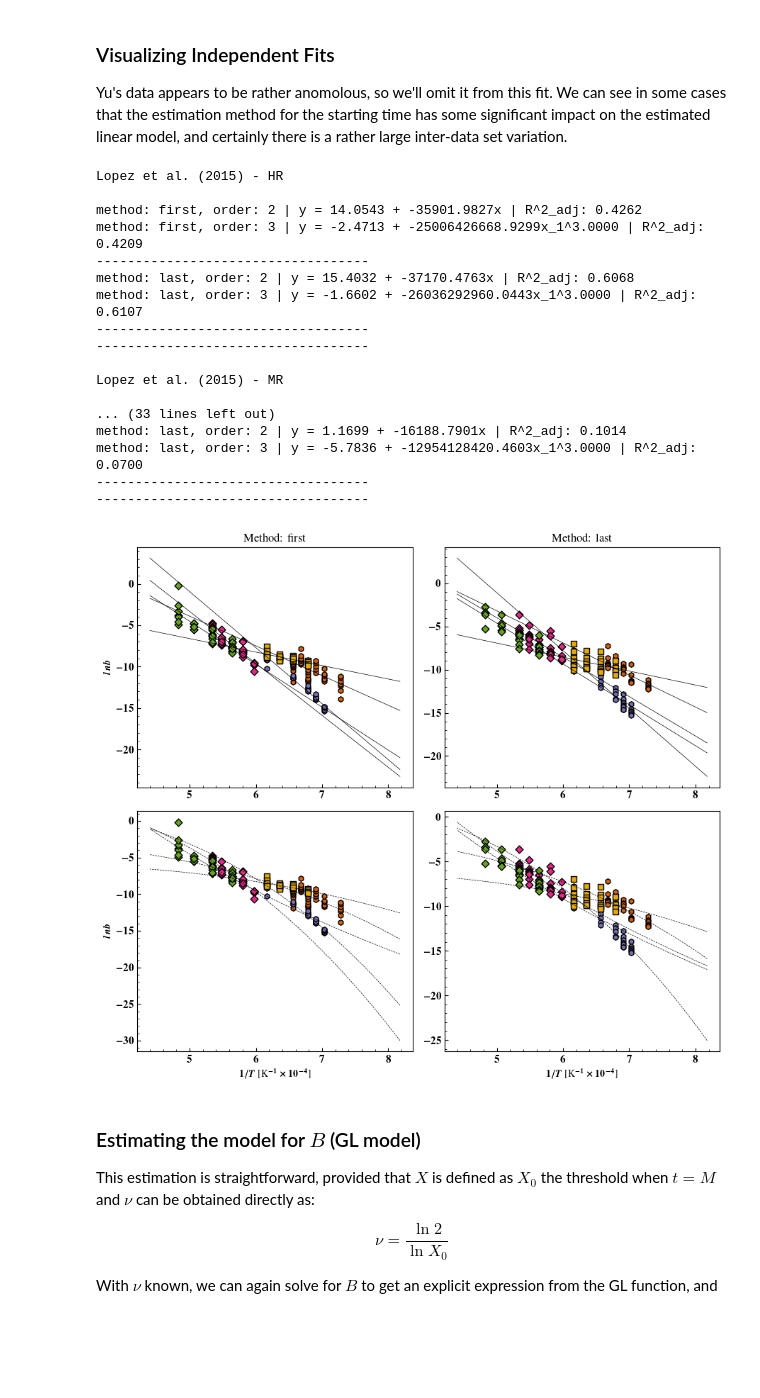
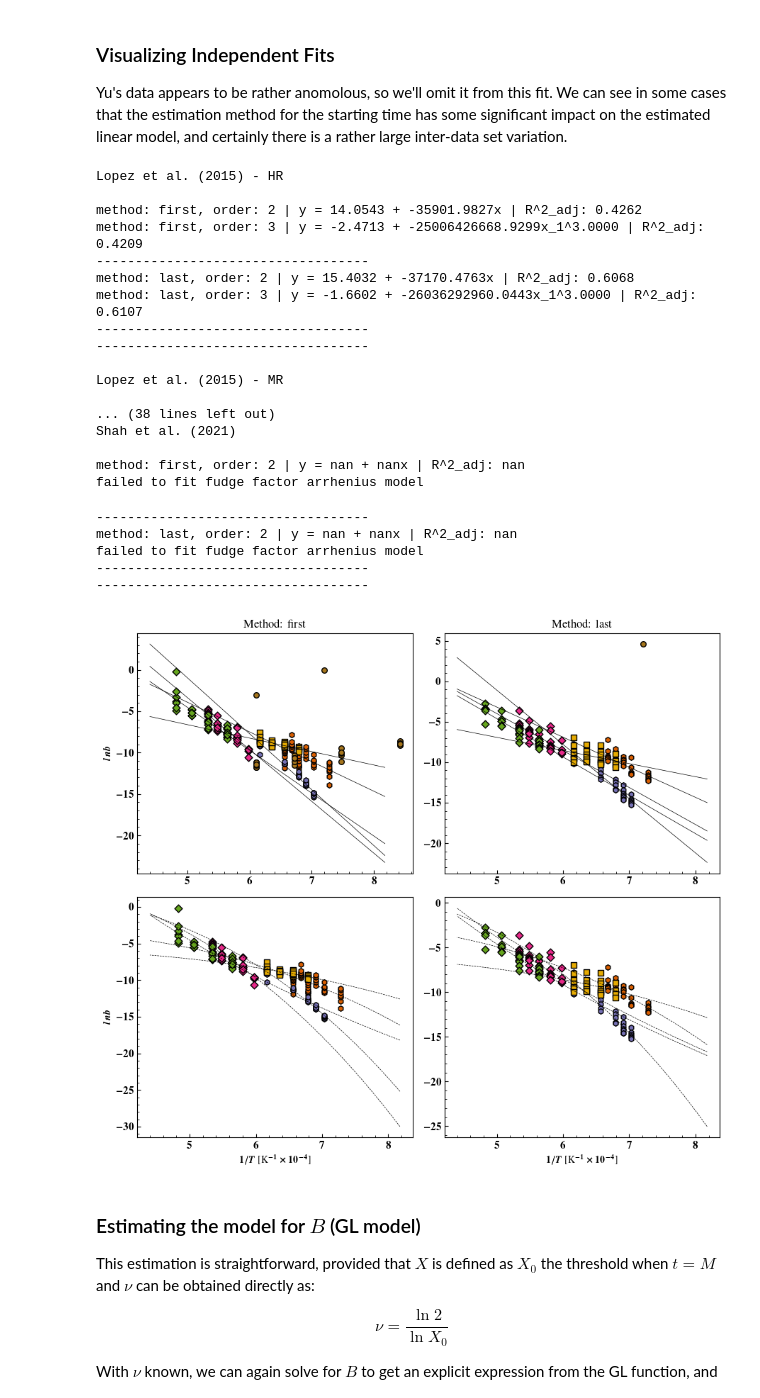
Before and after one commit to ml-ME-gatech/modeling_tungsten, a Jupyter notebook: recrystallization/data_exploration/arrhenius_process_estimation.ipynb, the cells around one changed output. Drawn from its saved outputs; the diff is of its cells as text; code cells hidden in the pictures; blank space fills up the shorter version.

```diff
--- a/recrystallization/data_exploration/arrhenius_process_estimation.ipynb
+++ b/recrystallization/data_exploration/arrhenius_process_estimation.ipynb
@@ -232,7 +230,7 @@ def estimate_b(df: pd.DataFrame,
     """
     tinc = estimate_tinc(df,**kwargs)
     df.loc[:,'time'] -= tinc
-    df = df.loc[df['time'] > 0]
+    df = df.loc[df['time'] >= 0]
     df = df.loc[df['X'] <= 1 - eps,:]
     df.loc[df['X'].to_numpy() <=  0,:] = eps
 
@@ -376,7 +374,7 @@ def plot_and_estimate_arrhenius_multiple(data_sets: List[pd.DataFrame],
                                          estimate_ylabel: str,
                                          iterable_kwargs: List[dict],
                                          iterable_args = None,
-                                         markers = ['h','h','D','D','s','o'],
+                                         markers = ['h','h','D','D','s','o','^'],
                                          colors = None,
                                          labels = None,
                                          **estimate_kwargs) -> Tuple[plt.Figure,plt.Axes]:
@@ -408,7 +406,6 @@ def plot_and_estimate_arrhenius_multiple(data_sets: List[pd.DataFrame],
         ax.set_xlabel(r'$1/T$ [K$^{-1} \times 10^{-4}$]')
 
         ## scatter plot full data set
-        dataset = []
         for i,data in enumerate(data_sets):
             estimated_value = estimate_value_func(data,*more_args,**estimate_kwargs)
             estimated_value = estimated_value.loc[estimated_value[estimate_column] > 0]
@@ -490,7 +487,7 @@ data_file = [DATA_DIR.joinpath(file) for file in ['alfonso_data/highly_rolled.cs
              'richou_data/batch_a_data.csv',
              'richou_data/batch_b_data.csv',
              'yu_data/data.csv',
-             'minnessale_data/data.csv']
+             'shah_data/binned_temperature_data.csv']
 ]
 
 #formatting for the plot
@@ -499,7 +496,7 @@ labels = ['Lopez et al. (2015) - HR',
           'Richou et al. (2020) - Batch A',
           'Richou et al. (2020) - Batch B',
           'Yu et al. (2017)',
-          'Minnissale et al. (2020)']
+          'Shah et al. (2021)']
 
 markers = ['h','h','D','D','s','o']
 multiplier = [3600,3600,1,1,3600,1]
@@ -544,8 +541,9 @@ import pickle
 
 fig,axes = plt.subplots(figsize = (9,8.),ncols = 2,nrows = 2)
 
-for i,data in enumerate(dataset[:-1]):
+for i,data in enumerate(dataset):
     print(labels[i] + '\n')
+
     for estimate_kwargs,k in zip([{'method':'first','thresh':0.005},{'method':'last','thresh':0.02}],range(2)):
         for j,order, ls in zip(range(2),[2,3],['-','--']):
             result,_ = plot_and_estimate_arrhenius_single(data,
@@ -633,58 +631,66 @@ import pickle
 
 fig,axes = plt.subplots(figsize = (9,8.),ncols = 2,nrows = 2)
 
-for i,data in enumerate(dataset[:-1]):
+for i,data in enumerate(dataset):
     print(labels[i] + '\n')
     for estimate_args,estimate_kwargs,k in zip([(1.0,),(3.0,)],[{'method':'first','thresh':0.005},{'method':'last','thresh':0.02}],range(2)):
         for j,order, ls in zip(range(2),[2,3],['-','--']):
-            result,_ = plot_and_estimate_arrhenius_single(data,
-                                               get_b_estimate,
-                                               estimate_b_function,
-                                               'b',
-                                               order,
-                                               axes[j,k],
-                                               colors[i],
-                                               markers[i],
-                                               *estimate_args,
-                                               label = labels[i],
-                                               ls = ls,
-                                              **estimate_kwargs)
+            try:
+                result,_ = plot_and_estimate_arrhenius_single(data,
+                                                get_b_estimate,
+                                                estimate_b_function,
+                                                'b',
+                                                order,
+                                                axes[j,k],
+                                                colors[i],
+                                                markers[i],
+                                                *estimate_args,
+                                                label = labels[i],
+                                                ls = ls,
+                                                **estimate_kwargs)
+            except RuntimeError as rte:
+                print(str(rte))
 
             with open(MODEL_PATH.joinpath(f'/log_b_{labels[i]}_{estimate_kwargs['method']}_{order}.pkl'),'wb') as f:
                 pickle.dump(result,f)
 
 
         print('-----------------------------------')
     print('-----------------------------------\n')
 
 for method,i in zip(['first','last'],range(2)):
     for j in range(2):
         setup_axis_default(axes[i,j])
 
     axes[0,i].set_title(r'Method: ' + method,fontsize = 12)
     axes[1,i].set_xlabel(r'$1/T$ [K$^{-1} \times 10^{-4}$]')
     axes[i,0].set_ylabel(r'$ln{b}$')
 
 fig.tight_layout()
 # %% [output]
 Lopez et al. (2015) - HR
 
 method: first, order: 2 | y = 14.0543 + -35901.9827x | R^2_adj: 0.4262
 method: first, order: 3 | y = -2.4713 + -25006426668.9299x_1^3.0000 | R^2_adj: 0.4209
 -----------------------------------
 method: last, order: 2 | y = 15.4032 + -37170.4763x | R^2_adj: 0.6068
 method: last, order: 3 | y = -1.6602 + -26036292960.0443x_1^3.0000 | R^2_adj: 0.6107
 -----------------------------------
 -----------------------------------
 
 Lopez et al. (2015) - MR
 
-... (33 lines left out)
-method: last, order: 2 | y = 1.1699 + -16188.7901x | R^2_adj: 0.1014
-method: last, order: 3 | y = -5.7836 + -12954128420.4603x_1^3.0000 | R^2_adj: 0.0700
------------------------------------
------------------------------------
+... (38 lines left out)
+Shah et al. (2021)
+
+method: first, order: 2 | y = nan + nanx | R^2_adj: nan
+failed to fit fudge factor arrhenius model
+-----------------------------------
+method: last, order: 2 | y = nan + nanx | R^2_adj: nan
+failed to fit fudge factor arrhenius model
+-----------------------------------
+-----------------------------------
-[figure, old version]
+[figure, new version]
 # %% [markdown]
 ### Estimating the model for $B$ (GL model)
 
```
Also changed, not shown: parts of 6 cells of this notebook, 53 other files.
